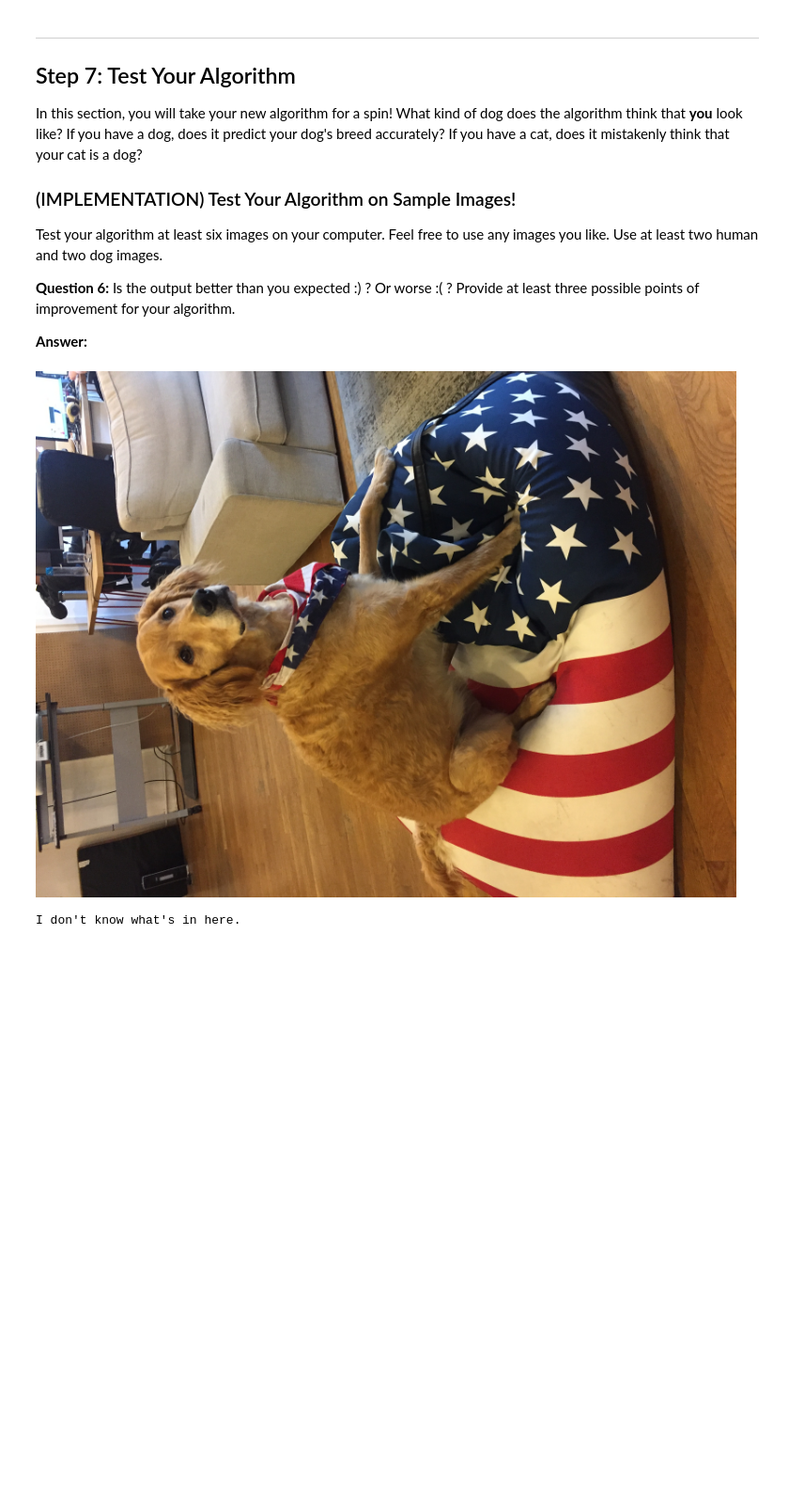
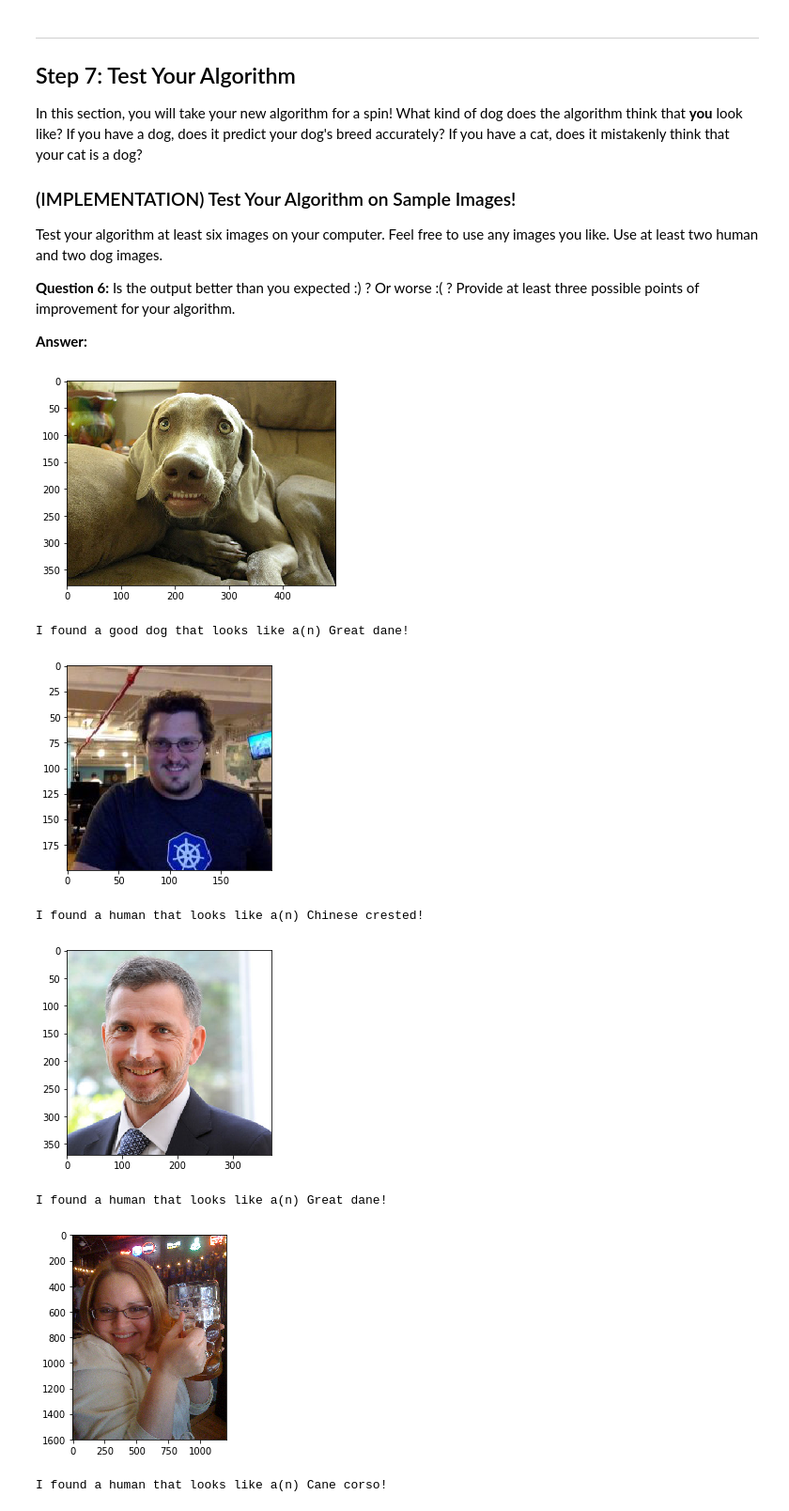
Before and after one commit to clockworksoul/mlnd, a Jupyter notebook: 5_dog_breed_classifier/dog_app.ipynb, the cells around one changed output. Shown at 94% size. Drawn from its saved outputs; the diff is of its cells as text; code cells hidden in the pictures; blank space fills up the shorter version.

```diff
--- a/5_dog_breed_classifier/dog_app.ipynb
+++ b/5_dog_breed_classifier/dog_app.ipynb
@@ -764,17 +766,49 @@ Test your algorithm at least six images on your computer.  Feel free to use any
 __Question 6:__ Is the output better than you expected :) ?  Or worse :( ?  Provide at least three possible points of improvement for your algorithm.
 
 __Answer:__
-# %%
-## TODO: Execute your algorithm from Step 6 on
-## at least 6 images on your computer.
-## Feel free to use as many code cells as needed.
-
-from IPython.display import display, Image
-
-img_path='myimages/wilson-2016-10-26.jpg'
-display(Image(filename=img_path))
-
-match_dog_breed(img_path)
-# %% [output]
-[figure, removed]
-I don't know what's in here.
+# %%
+## TODO: Execute your algorithm from Step 6 on
+## at least 6 images on your computer.
+## Feel free to use as many code cells as needed.
+
+import matplotlib.pyplot as plt
+import matplotlib.image as mpimg
+import scipy
+from scipy import ndimage
+
+images = [
+          'myimages/comedian.jpg',
+          'myimages/dave.jpg',
+          'myimages/dtangherlini.jpg',
+          'myimages/jen-2009-09-26.jpg',
+          'myimages/owen-2014-09-29.jpg',
+          'myimages/owen-2017-08-26.jpg',
+          'myimages/piglet.jpg',
+          'myimages/thatguy2.jpg',
+          'myimages/walt-2016-08-12.jpg',
+          'myimages/wilson-2016-06-28.jpg'
+]
+
+for img_path in images:
+    img=mpimg.imread(img_path)
+
+    imgplot = plt.imshow(img)
+    plt.show()
+
+    ## Throwaway code to rotate oddly rotated images
+    #
+    #imgr = ndimage.rotate(img, 270)
+    #imgplot = plt.imshow(imgr)
+    #plt.show()
+    #mpimg.imsave(img_path + ".2", imgr)
+
+    match_dog_breed(img_path)
+# %% [output]
+[figure, added]
+I found a good dog that looks like a(n) Great dane!
+[figure, added]
+I found a human that looks like a(n) Chinese crested!
+[figure, added]
+I found a human that looks like a(n) Great dane!
+[figure, added]
+I found a human that looks like a(n) Cane corso!
```
Also changed, not shown: parts of 10 cells of this notebook, 10 other files.
